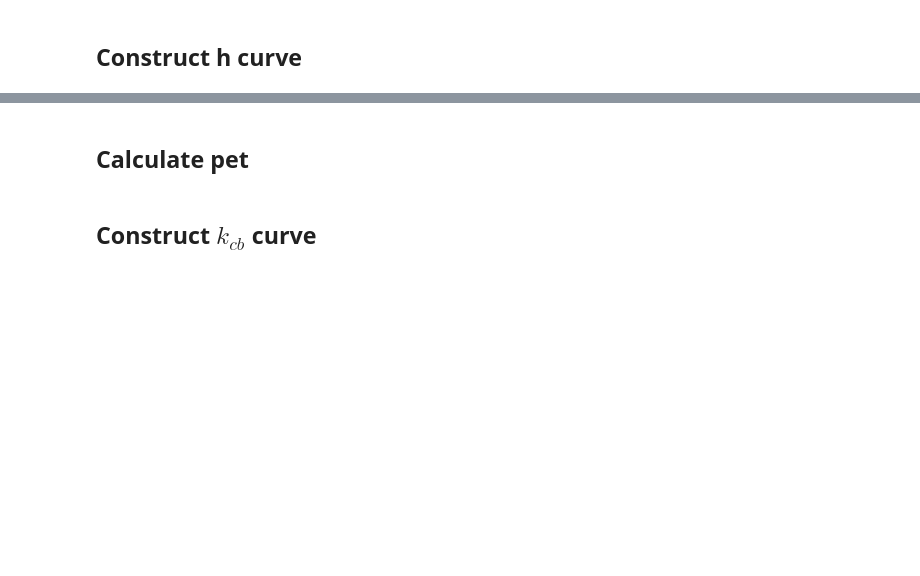
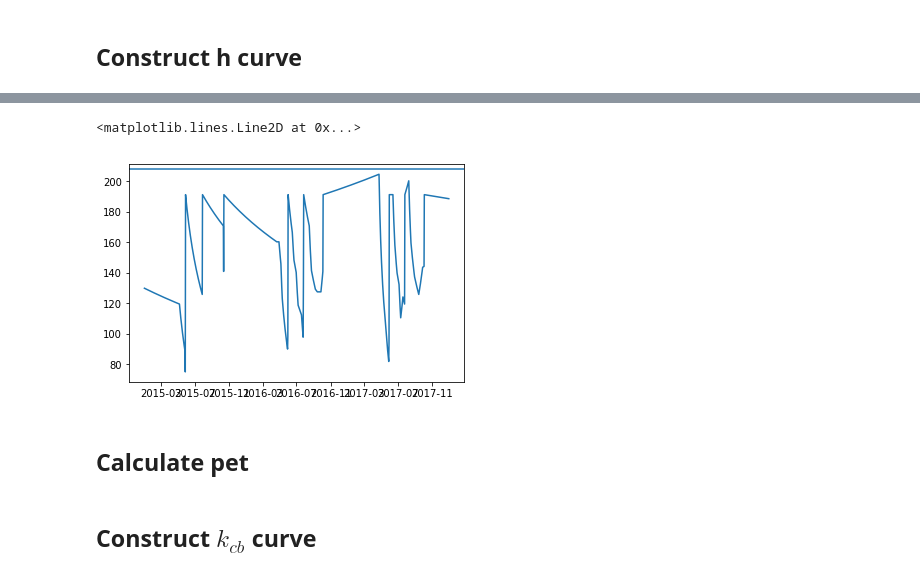
Before and after one commit to pyet-org/pyet, a Jupyter notebook: Analyze_PET_models.ipynb, the cells around one changed output, grey strips where cells are left out. Saved outputs shown, nothing was run; the diff lists cells and outputs as text; code cells hidden in the pictures; blank space fills up the shorter version.

```diff
--- a/Analyze_PET_models.ipynb
+++ b/Analyze_PET_models.ipynb
@@ -153,3 +153,12 @@ for c in cuts:
+# %%
+h=h2
+ra = (np.log((2-0.67*h)/(0.123*h)))*(np.log((2-0.67*h)/(0.0123*h)))/(0.41**2)
+fix, ax = plt.subplots()
+ax.plot(ra)
+ax.axhline(208)
+# %% [output]
+<matplotlib.lines.Line2D at 0x...>
+[figure, added]
 # %% [markdown]
 ## Calculate pet
 # %%
```
Also changed, not shown: parts of 23 cells of this notebook, 12 other files.
